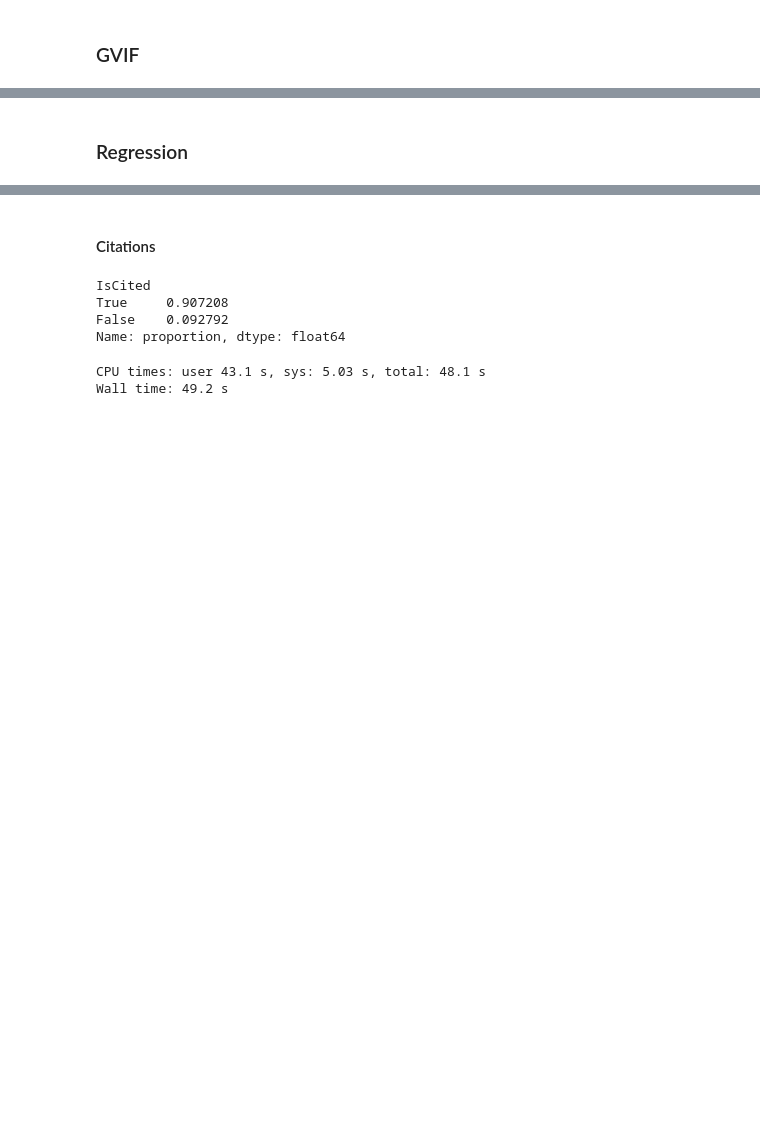
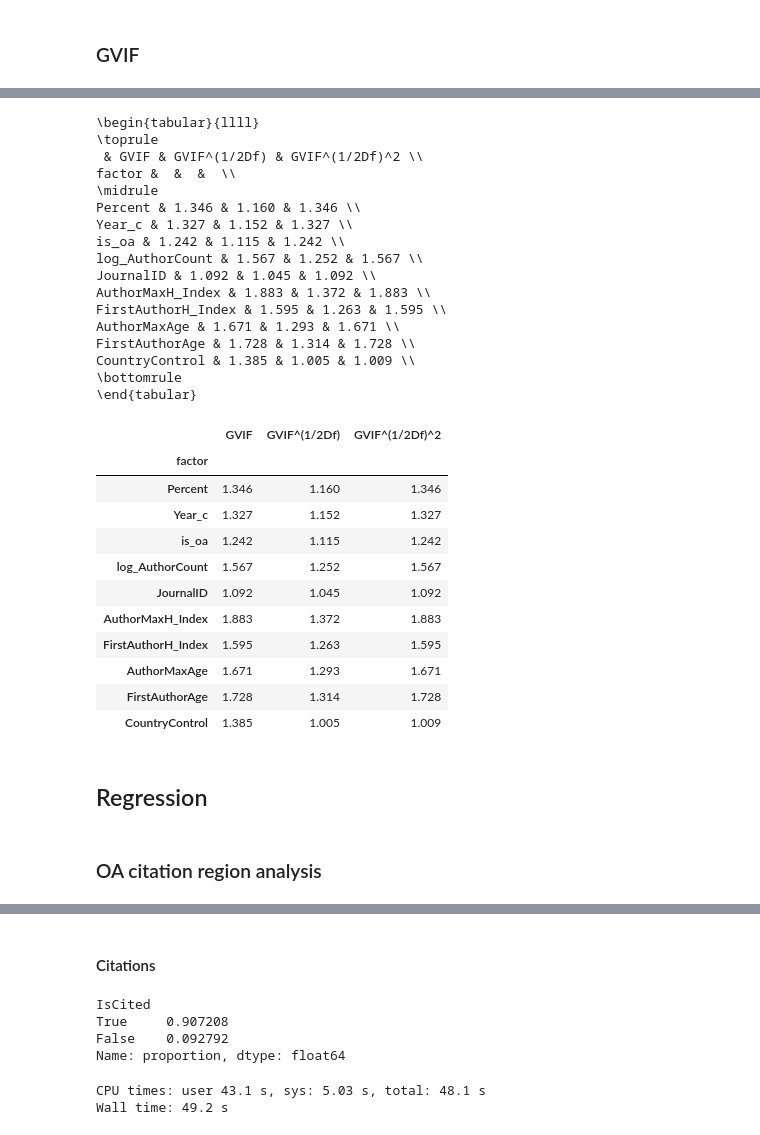
Before and after one commit to comnetsAD/bias_academia, a Jupyter notebook: observational_analyses/notebooks/Study_2EFGH.ipynb, the cells around one changed output, grey strips where cells are left out. Drawn from its saved outputs; the diff is of its cells as text; code cells hidden in the pictures; blank space fills up the shorter version.

```diff
--- a/observational_analyses/notebooks/Study_2EFGH.ipynb
+++ b/observational_analyses/notebooks/Study_2EFGH.ipynb
@@ -326,0 +395,16 @@ disruptionToRegress = collectControls(
+# %%
+def convertDataType(df):
+
+    return (
+        df
+        .replace([np.inf, -np.inf], np.nan).dropna()
+        .assign(log_AuthorCount=lambda df: df.AuthorCount.apply(np.log1p)) # log-transform
+        .assign(log_JIF=lambda df: df.JIF.apply(np.log1p)) # log-transform
+        .assign(Year_c=lambda df: df.Year - 2012) # center years around 2012 (median value)
+        .assign(is_oa=lambda df: df.is_oa.astype(int))
+    )
+# %%
+%%time
+toRegressCleaned = pd.read_csv(f'{DIR}/CitationCountRegression.csv').pipe(convertDataType)
+noveltyToRegressCleaned = pd.read_csv(f'{DIR}/NoveltyRegression.csv').pipe(convertDataType)
+disruptionToRegressCleaned = pd.read_csv(f'{DIR}/DisruptionRegression.csv').pipe(convertDataType)
@@ -417,8 +529,52 @@ gvif_df
+# %%
+gvif_df = generalized_VIF(
+    (
+        toRegressCleaned
+        [['Percent','Year_c','is_oa','log_AuthorCount','JournalID','AuthorMaxH_Index',
+          'FirstAuthorH_Index','AuthorMaxAge','FirstAuthorAge','CountryControl']]
+    )
+)
+
+print(gvif_df.to_latex())
+
+gvif_df
+# %% [output]
+\begin{tabular}{llll}
+\toprule
+ & GVIF & GVIF^(1/2Df) & GVIF^(1/2Df)^2 \\
+factor &  &  &  \\
+\midrule
+Percent & 1.346 & 1.160 & 1.346 \\
+Year_c & 1.327 & 1.152 & 1.327 \\
+is_oa & 1.242 & 1.115 & 1.242 \\
+log_AuthorCount & 1.567 & 1.252 & 1.567 \\
+JournalID & 1.092 & 1.045 & 1.092 \\
+AuthorMaxH_Index & 1.883 & 1.372 & 1.883 \\
+FirstAuthorH_Index & 1.595 & 1.263 & 1.595 \\
+AuthorMaxAge & 1.671 & 1.293 & 1.671 \\
+FirstAuthorAge & 1.728 & 1.314 & 1.728 \\
+CountryControl & 1.385 & 1.005 & 1.009 \\
+\bottomrule
+\end{tabular}
+|  | GVIF | GVIF^(1/2Df) | GVIF^(1/2Df)^2 |
+| factor |  |  |  |
+| Percent | 1.346 | 1.160 | 1.346 |
+| Year_c | 1.327 | 1.152 | 1.327 |
+| is_oa | 1.242 | 1.115 | 1.242 |
+| log_AuthorCount | 1.567 | 1.252 | 1.567 |
+| JournalID | 1.092 | 1.045 | 1.092 |
+| AuthorMaxH_Index | 1.883 | 1.372 | 1.883 |
+| FirstAuthorH_Index | 1.595 | 1.263 | 1.595 |
+| AuthorMaxAge | 1.671 | 1.293 | 1.671 |
+| FirstAuthorAge | 1.728 | 1.314 | 1.728 |
+| CountryControl | 1.385 | 1.005 | 1.009 |
 # %% [markdown]
-### Regression
+## Regression
 # %%
 from statsmodels.formula.api import ols, logit
 from scipy.stats import ttest_ind
 from statsmodels.iolib.summary2 import summary_col
 
 import numpy as np
+# %% [markdown]
+### OA citation region analysis
```
Also changed, not shown: parts of 27 cells of this notebook.
